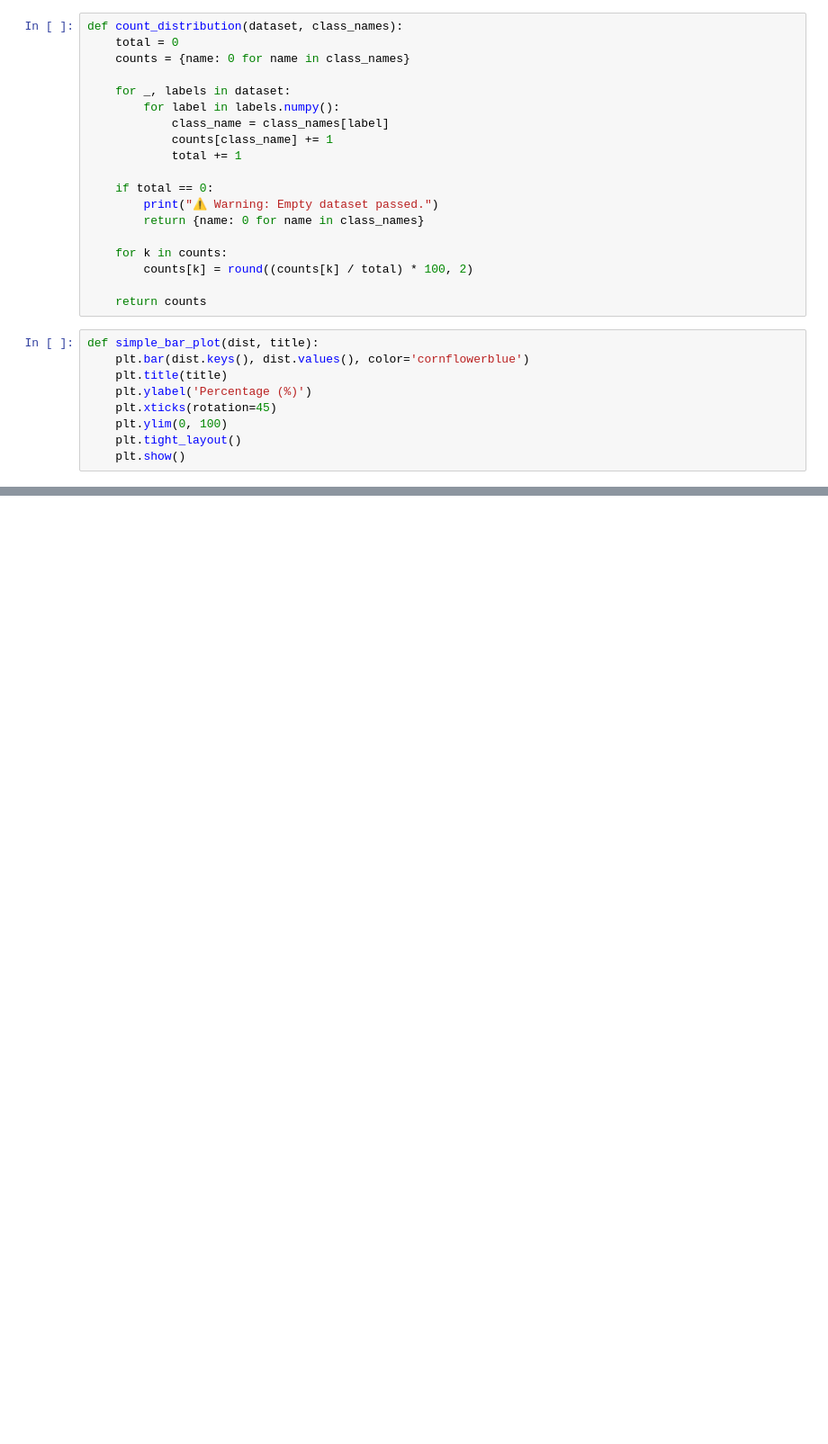
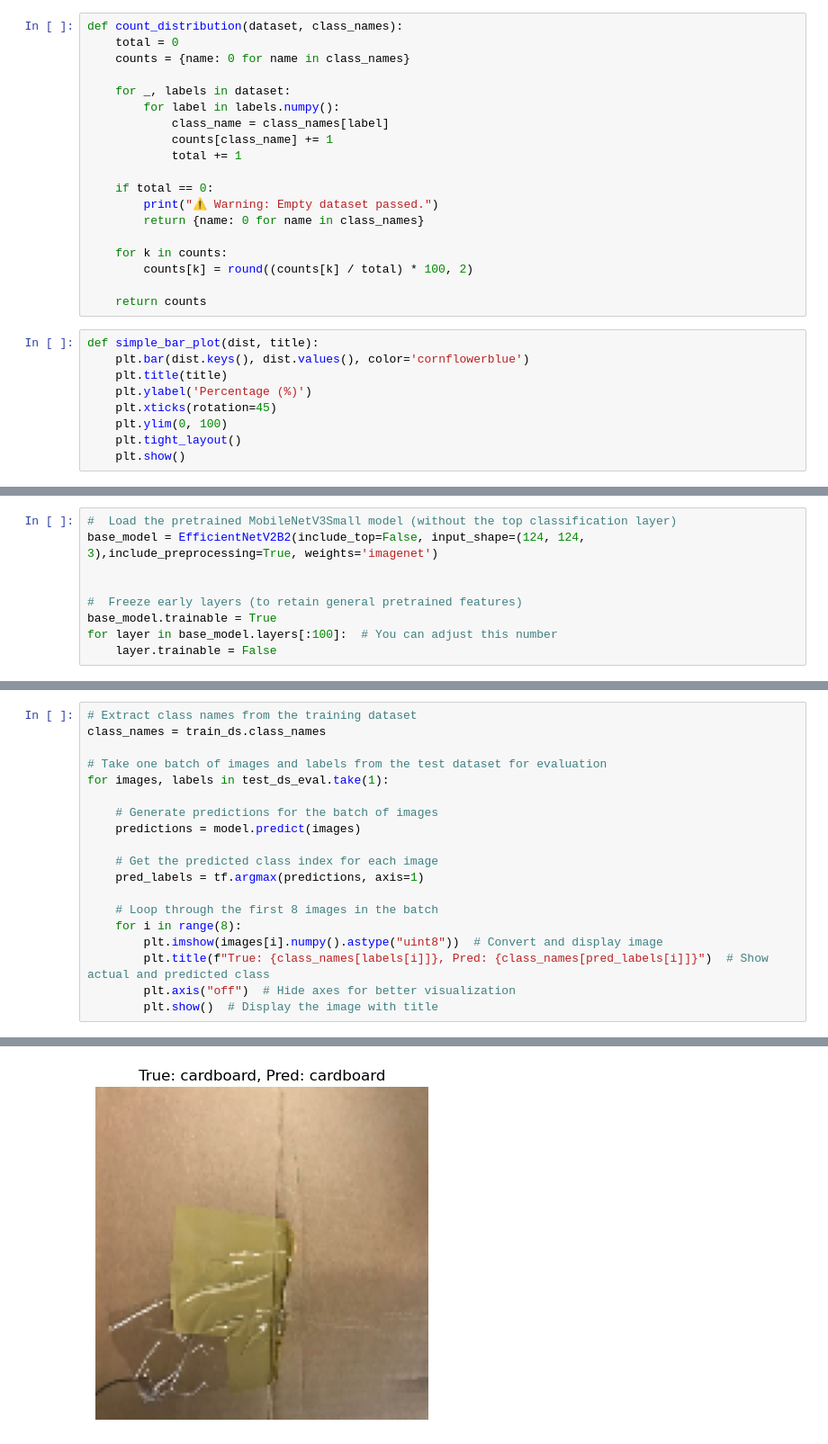
Before and after one commit to ShajithaS/Garbage-Classification, a Jupyter notebook: garbageClassification.ipynb, the cells around one changed output, grey strips where cells are left out. Shown at 90% size. Drawn from its saved outputs; the diff is of its cells as text; blank space fills up the shorter version.

```diff
--- a/garbageClassification.ipynb
+++ b/garbageClassification.ipynb
@@ -186,0 +207,9 @@ NameError: name 'class_names' is not defined
+# %%
+#  Load the pretrained MobileNetV3Small model (without the top classification layer)
+base_model = EfficientNetV2B2(include_top=False, input_shape=(124, 124, 3),include_preprocessing=True, weights='imagenet')
+
+
+#  Freeze early layers (to retain general pretrained features)
+base_model.trainable = True
+for layer in base_model.layers[:100]:  # You can adjust this number
+    layer.trainable = False
@@ -186,0 +410,20 @@ NameError: name 'class_names' is not defined
+# %%
+# Extract class names from the training dataset
+class_names = train_ds.class_names
+
+# Take one batch of images and labels from the test dataset for evaluation
+for images, labels in test_ds_eval.take(1):
+
+    # Generate predictions for the batch of images
+    predictions = model.predict(images)
+
+    # Get the predicted class index for each image
+    pred_labels = tf.argmax(predictions, axis=1)
+
+    # Loop through the first 8 images in the batch
+    for i in range(8):
+        plt.imshow(images[i].numpy().astype("uint8"))  # Convert and display image
+        plt.title(f"True: {class_names[labels[i]]}, Pred: {class_names[pred_labels[i]]}")  # Show actual and predicted class
+        plt.axis("off")  # Hide axes for better visualization
+        plt.show()  # Display the image with title
+# %% [output]
@@ -186,0 +431 @@ NameError: name 'class_names' is not defined
+[figure, added]
```
Also changed, not shown: parts of 24 cells of this notebook.
